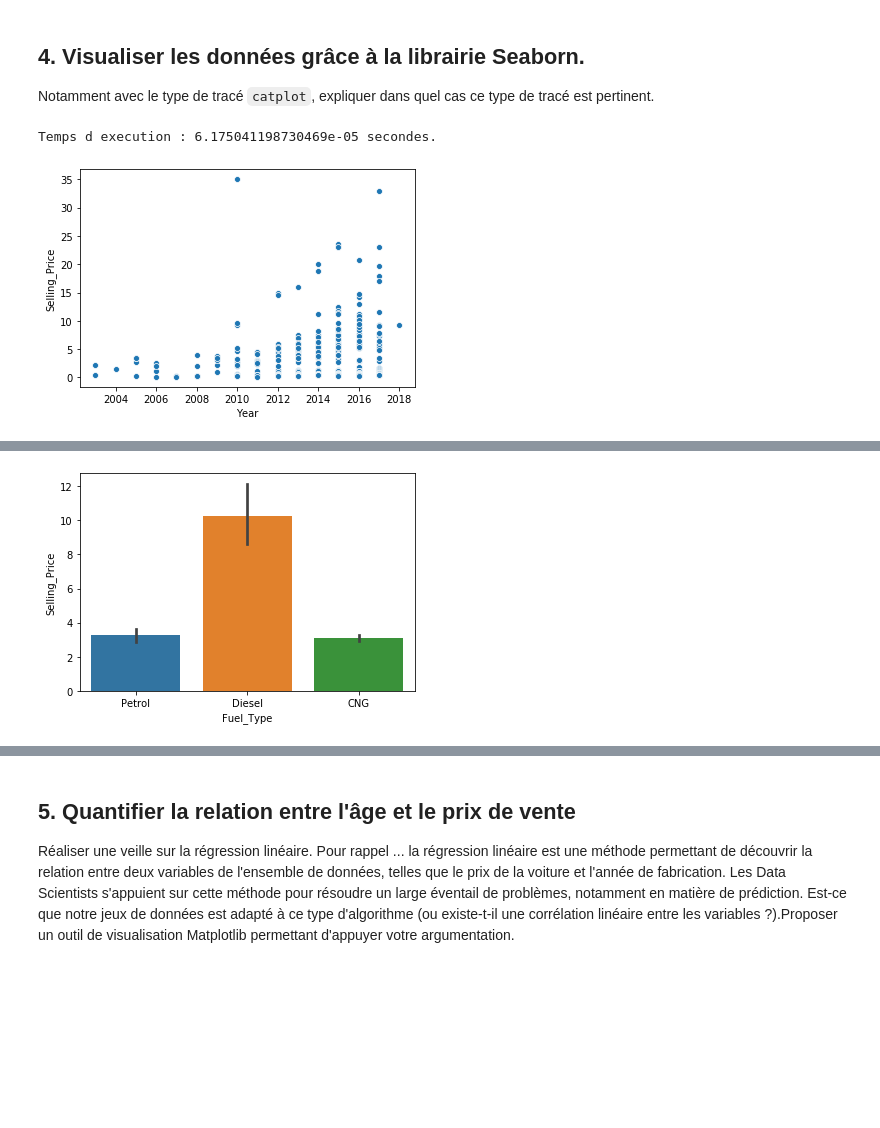
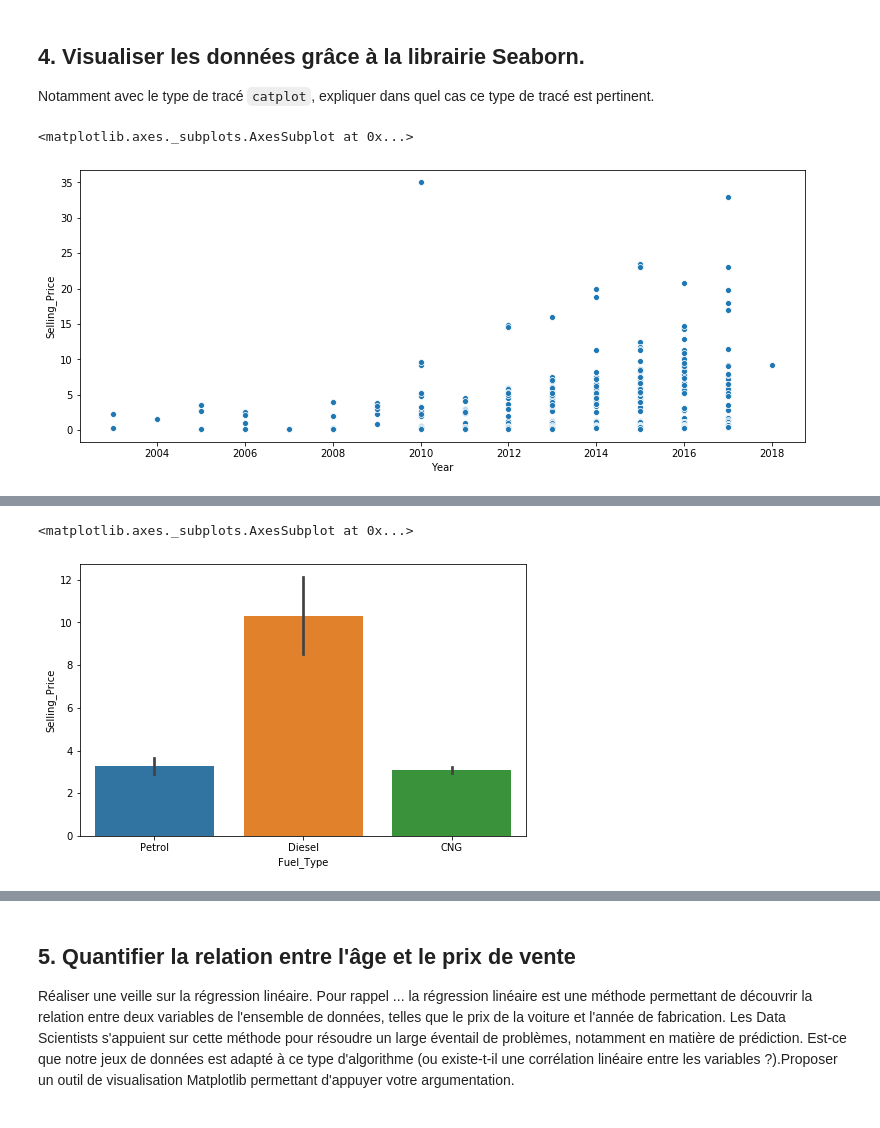
Before and after one commit to ejhb/audit, a Jupyter notebook: 2020-11-02-brief-car/note_booked.ipynb, the cells around one changed output, grey strips where cells are left out. Drawn from its saved outputs; the diff is of its cells as text; code cells hidden in the pictures; blank space fills up the shorter version.

```diff
--- a/2020-11-02-brief-car/note_booked.ipynb
+++ b/2020-11-02-brief-car/note_booked.ipynb
@@ -177,10 +179,12 @@ import_column = "Car_Name   Year    Selling_Price   Present_Price   Kms_Driven
 Notamment avec le type de tracé `catplot`, expliquer dans quel cas ce type de tracé est
 pertinent.
 # %%
+fig_dims = (13,5)
+fig , ax =plt.subplots(figsize = fig_dims)
 sns.scatterplot(x = 'Year', y = 'Selling_Price', data = df)
 # %% [output]
-Temps d execution : 6.175041198730469e-05 secondes.
+<matplotlib.axes._subplots.AxesSubplot at 0x...>
-[figure, old version]
+[figure, new version]
 # %%
 trace1 =go.Scatter(
                     x = df['Fuel_Type'],
@@ -206,7 +210,10 @@ iplot(fig)
 # %% [output]
 [interactive output not drawn]
 # %%
-ax = sns.barplot(x='Fuel_Type', y='Selling_Price', data=df)
+fig_dims = (8,5)
+fig , ax =plt.subplots(figsize = fig_dims)
+sns.barplot(x='Fuel_Type', y='Selling_Price', data=df)
 # %% [output]
+<matplotlib.axes._subplots.AxesSubplot at 0x...>
-[figure, old version]
+[figure, new version]
 # %%
```
Also changed, not shown: parts of 15 cells of this notebook, 26 other files.
